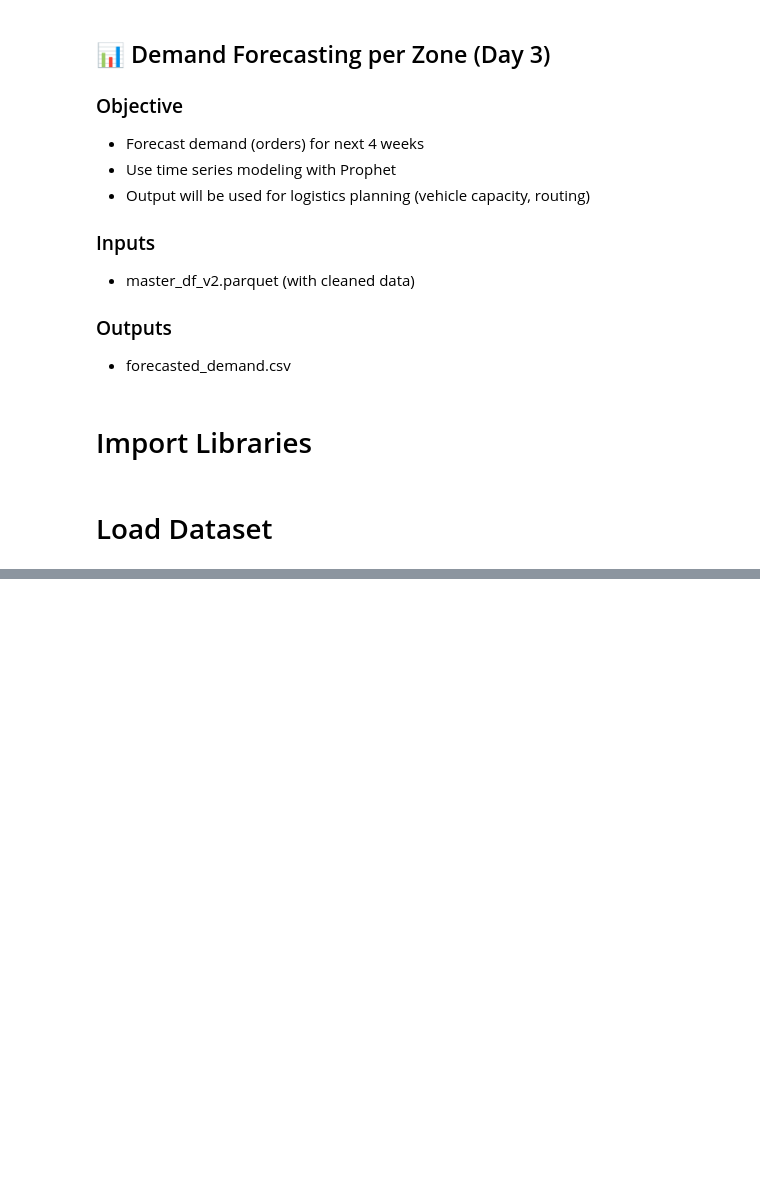
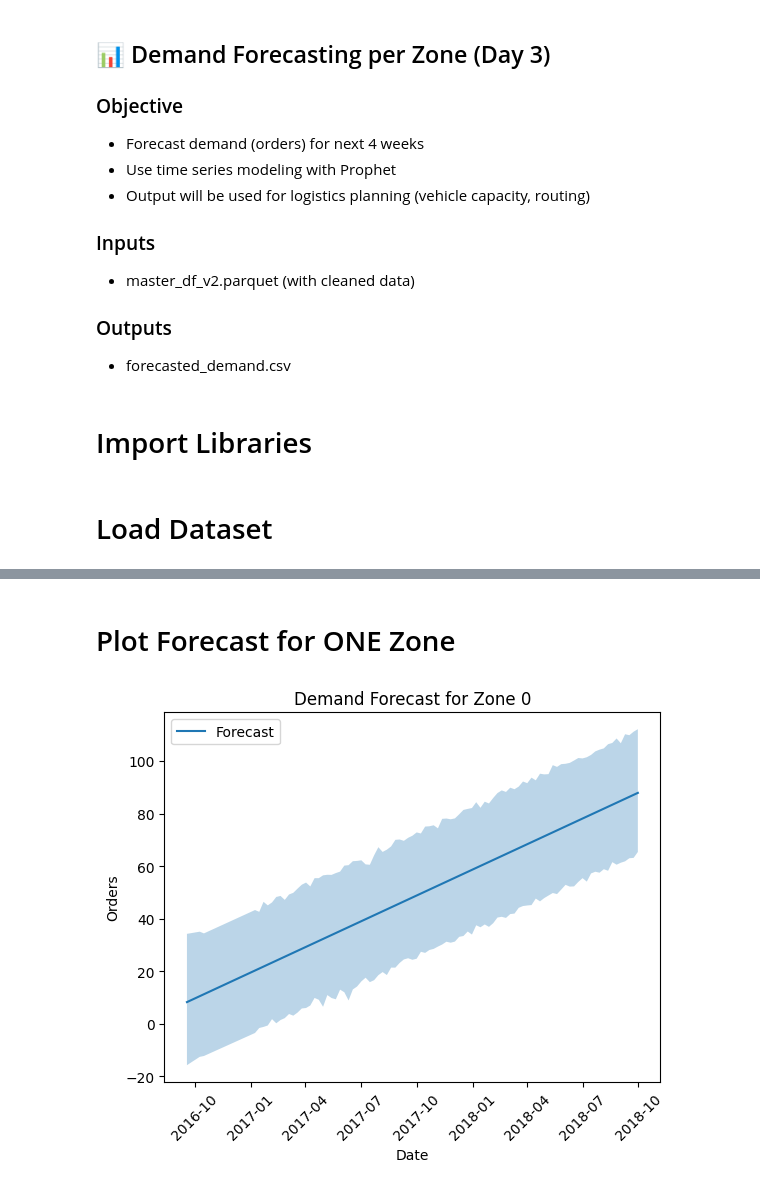
Before and after one commit to Snehayadav13/SCA_DARK_STORES, a Jupyter notebook: notebooks/03_demand_forecasting.ipynb, the cells around one changed output, grey strips where cells are left out. Drawn from its saved outputs; the diff is of its cells as text; code cells hidden in the pictures; blank space fills up the shorter version.

Commit message:
Add forecasting notebook

```diff
--- a/notebooks/03_demand_forecasting.ipynb
+++ b/notebooks/03_demand_forecasting.ipynb
@@ -49,0 +178,27 @@ sys.path.append(os.path.abspath(".."))
+# %% [markdown]
+# Plot Forecast for ONE Zone
+# %%
+import matplotlib.pyplot as plt
+
+# Pick one zone (example: 1)
+zone_id = final_forecast["dark_store_id"].iloc[0]
+
+zone_data = final_forecast[final_forecast["dark_store_id"] == zone_id]
+
+plt.figure()
+plt.plot(zone_data["ds"], zone_data["yhat"], label="Forecast")
+plt.fill_between(
+    zone_data["ds"],
+    zone_data["yhat_lower"],
+    zone_data["yhat_upper"],
+    alpha=0.3
+)
+
+plt.title(f"Demand Forecast for Zone {zone_id}")
+plt.xlabel("Date")
+plt.ylabel("Orders")
+plt.xticks(rotation=45)
+plt.legend()
+plt.show()
+# %% [output]
+[figure, added]
```
Also changed, not shown: parts of 16 cells of this notebook.
